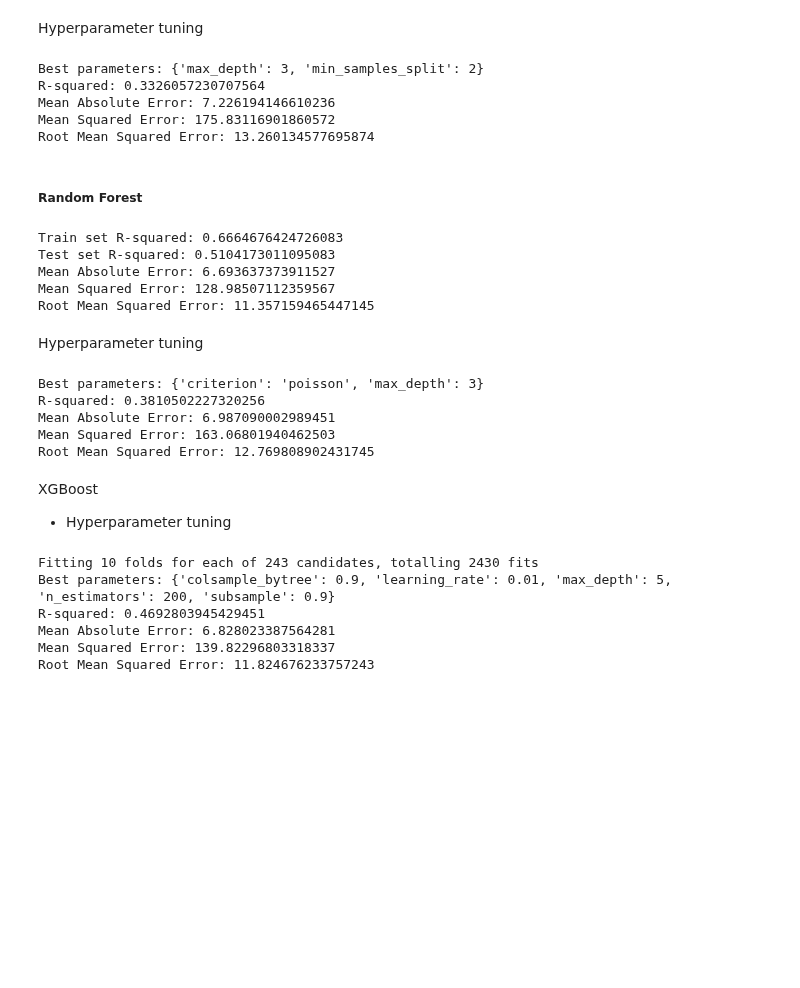
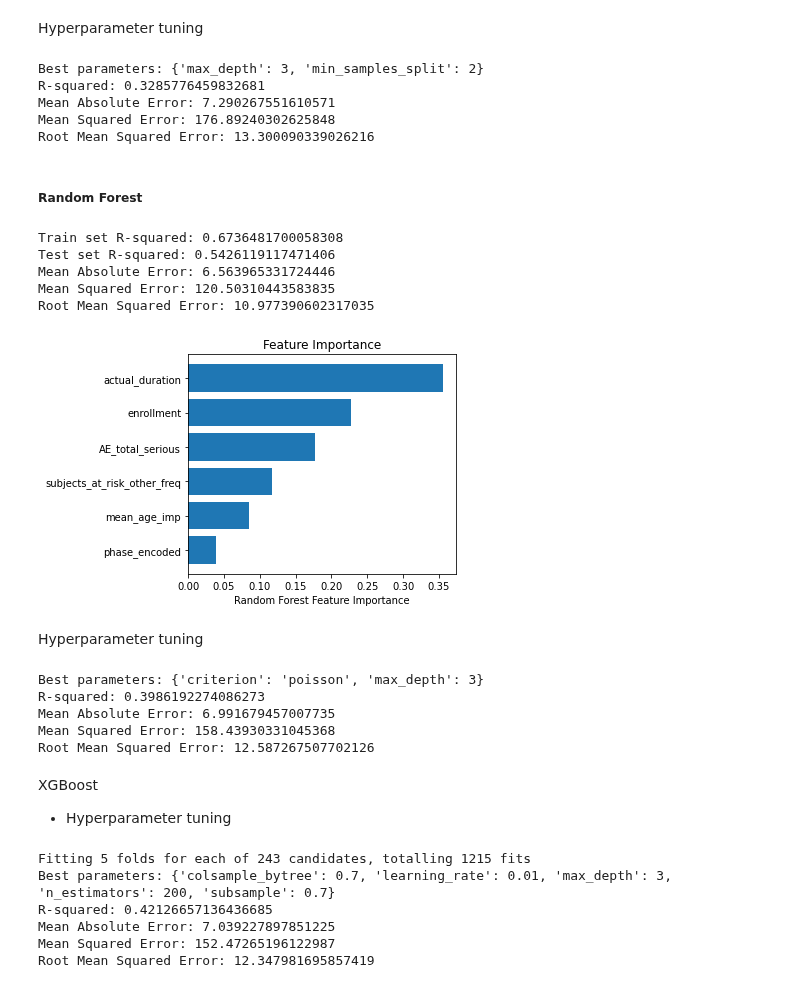
Before and after one commit to brunalos/clinical-trials-ml, a Jupyter notebook: dropout_rates_model.ipynb, the cells around one changed output. Saved outputs shown, nothing was run; the diff lists cells and outputs as text; code cells hidden in the pictures; blank space fills up the shorter version.

Commit message:
feat: plot feature importance

```diff
--- a/dropout_rates_model.ipynb
+++ b/dropout_rates_model.ipynb
@@ -537,7 +537,7 @@ The data for the model will consist of a subset of variables. The **x** datafram
 # y = df_ml['dropout_rate']
 # %%
 # Select variables
-x = df_ml[['enrollment', 'actual_duration', 'AE_total_serious', 'phase_encoded', 'mean_age_imp']]
+x = df_ml[['enrollment', 'actual_duration', 'AE_total_serious', 'subjects_at_risk_other_freq' ,'mean_age_imp', 'phase_encoded']]
 y = df_ml['dropout_rate']
 # %%
 # Standardize the data using StandardScaler
@@ -817,10 +817,10 @@ rmse = np.sqrt(mse)
 print("Root Mean Squared Error:", rmse)
 # %% [output]
 Best parameters: {'max_depth': 3, 'min_samples_split': 2}
-R-squared: 0.3326057230707564
-Mean Absolute Error: 7.226194146610236
-Mean Squared Error: 175.83116901860572
-Root Mean Squared Error: 13.260134577695874
+R-squared: 0.3285776459832681
+Mean Absolute Error: 7.290267551610571
+Mean Squared Error: 176.89240302625848
+Root Mean Squared Error: 13.300090339026216
 # %%
 # # Plot tree
 # plt.figure(figsize=(10,10))
@@ -855,11 +855,28 @@ print("Mean Squared Error:", mse)
 rmse = np.sqrt(mse)
 print("Root Mean Squared Error:", rmse)
 # %% [output]
-Train set R-squared: 0.6664676424726083
-Test set R-squared: 0.5104173011095083
-Mean Absolute Error: 6.693637373911527
-Mean Squared Error: 128.98507112359567
-Root Mean Squared Error: 11.357159465447145
+Train set R-squared: 0.6736481700058308
+Test set R-squared: 0.5426119117471406
+Mean Absolute Error: 6.563965331724446
+Mean Squared Error: 120.50310443583835
+Root Mean Squared Error: 10.977390602317035
+# %%
+# Plot feature importance
+
+importance = rfr.feature_importances_
+idxs = np.argsort(importance)
+
+# Get the names of your columns
+column_names = x.columns
+
+plt.title("Feature Importance")
+plt.barh(range(len(idxs)), importance[idxs], align="center")
+plt.yticks(range(len(idxs)), [column_names[i] for i in idxs])
+plt.xlabel("Random Forest Feature Importance")
+plt.tight_layout()
+plt.show()
+# %% [output]
+[figure, added]
 # %% [markdown]
 Hyperparameter tuning
 # %%
@@ -898,10 +915,10 @@ rmse = np.sqrt(mse)
 print("Root Mean Squared Error:", rmse)
 # %% [output]
 Best parameters: {'criterion': 'poisson', 'max_depth': 3}
-R-squared: 0.3810502227320256
-Mean Absolute Error: 6.987090002989451
-Mean Squared Error: 163.06801940462503
-Root Mean Squared Error: 12.769808902431745
+R-squared: 0.3986192274086273
+Mean Absolute Error: 6.991679457007735
+Mean Squared Error: 158.43930331045368
+Root Mean Squared Error: 12.587267507702126
 # %% [markdown]
 XGBoost
 - Hyperparameter tuning
@@ -919,7 +936,7 @@ param_grid = {
 xgb_model = xgb.XGBRegressor()
 
 # Instantiate GridSearchCV
-grid_search = GridSearchCV(estimator=xgb_model, param_grid=param_grid, cv=10, scoring='neg_mean_squared_error', verbose=1)
+grid_search = GridSearchCV(estimator=xgb_model, param_grid=param_grid, cv=5, scoring='neg_mean_squared_error', verbose=1)
 
 # Fit the data
 grid_search.fit(x_train, y_train)
@@ -945,9 +962,9 @@ print("Mean Squared Error:", mse)
 rmse = np.sqrt(mse)
 print("Root Mean Squared Error:", rmse)
 # %% [output]
-Fitting 10 folds for each of 243 candidates, totalling 2430 fits
-Best parameters: {'colsample_bytree': 0.9, 'learning_rate': 0.01, 'max_depth': 5, 'n_estimators': 200, 'subsample': 0.9}
-R-squared: 0.4692803945429451
-Mean Absolute Error: 6.828023387564281
-Mean Squared Error: 139.82296803318337
-Root Mean Squared Error: 11.824676233757243
+Fitting 5 folds for each of 243 candidates, totalling 1215 fits
+Best parameters: {'colsample_bytree': 0.7, 'learning_rate': 0.01, 'max_depth': 3, 'n_estimators': 200, 'subsample': 0.7}
+R-squared: 0.42126657136436685
+Mean Absolute Error: 7.039227897851225
+Mean Squared Error: 152.47265196122987
+Root Mean Squared Error: 12.347981695857419
```
Also changed, not shown: parts of 7 cells of this notebook.
